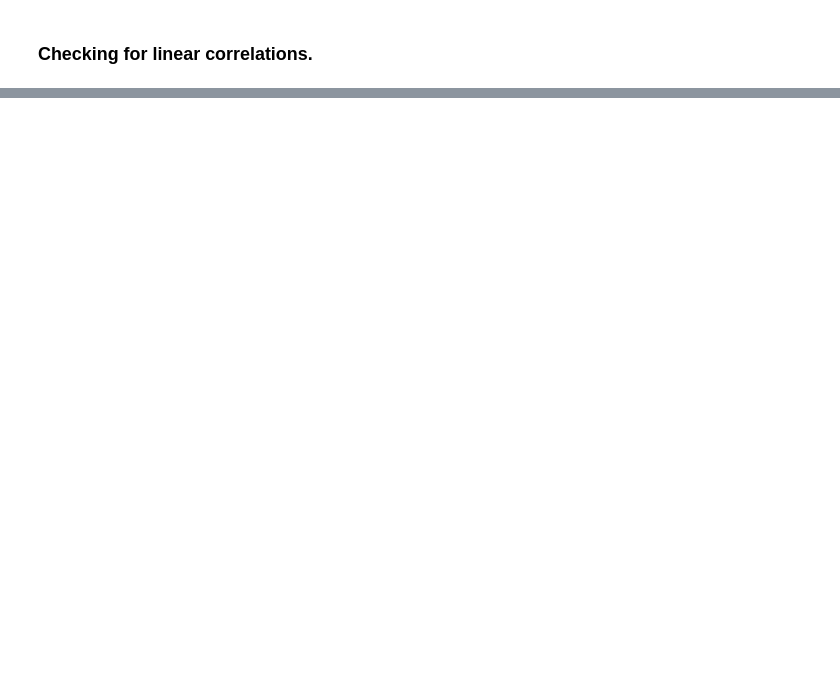
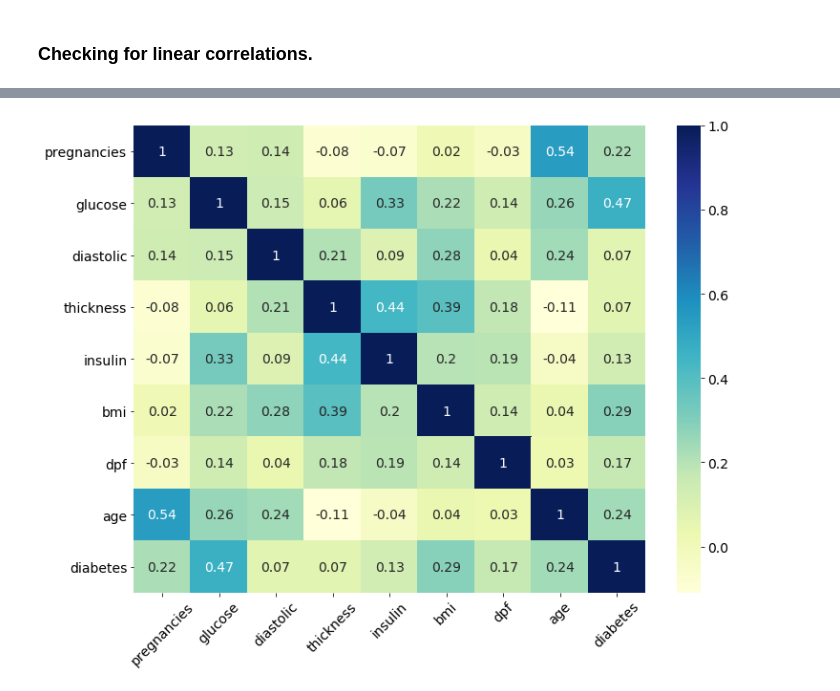
Before and after one commit to FAMarcus/Pima-Indians-diabetes, a Jupyter notebook: Pima indians diabetes_en.ipynb, the cells around one changed output, grey strips where cells are left out. Cells and saved outputs as stored; diff of their text form; code cells hidden in the pictures; blank space fills up the shorter version.

```diff
--- a/Pima indians diabetes_en.ipynb
+++ b/Pima indians diabetes_en.ipynb
@@ -203,3 +186,12 @@ sns.heatmap(cor_matrix, annot=True, cmap="YlGn");
+# %%
+cor_matrix = dataset.corr().round(2)
+# Plotting heatmap
+fig = plt.figure(figsize=(12,9));
+plt.rc('font',size=14)
+sns.heatmap(cor_matrix, annot=True, cmap="YlGnBu");
+plt.yticks(rotation=0); plt.xticks(rotation=45);
+# %% [output]
+[figure, added]
 # %%
 df_ptos = dataset[dataset['diabetes'] == 1].loc[:,['pregnancies', 'glucose', 'diastolic',
                                                    'thickness', 'insulin', 'bmi', 'dpf', 'age']]
```
Also changed, not shown: parts of 12 cells of this notebook, 1 other file.
